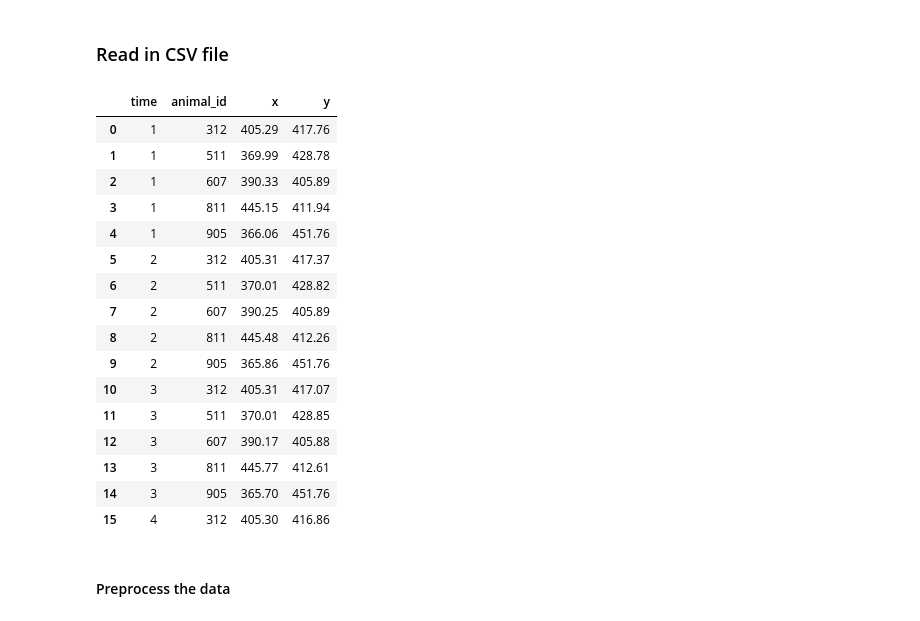
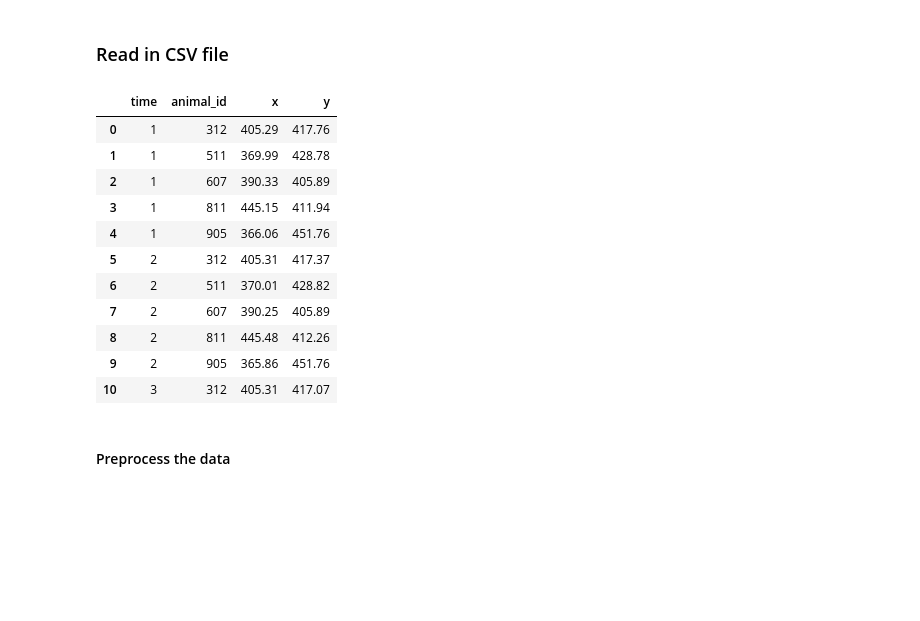
Before and after one commit to dbvis-ukon/movekit, a Jupyter notebook: examples/demo.ipynb, the cells around one changed output. Drawn from its saved outputs; the diff is of its cells as text; code cells hidden in the pictures; blank space fills up the shorter version.

```diff
--- a/examples/demo.ipynb
+++ b/examples/demo.ipynb
@@ -21,26 +21,20 @@ path = "./examples/datasets/fish-5.csv"
 # %%
 # Read in CSV file using appropriate method-
 data = imp.read_data(path)
-data.sort_index
-data.head(16)
+data.head(11)
 # %% [output]
 |  | time | animal_id | x | y |
 | 0 | 1 | 312 | 405.29 | 417.76 |
 | 1 | 1 | 511 | 369.99 | 428.78 |
 | 2 | 1 | 607 | 390.33 | 405.89 |
 | 3 | 1 | 811 | 445.15 | 411.94 |
 | 4 | 1 | 905 | 366.06 | 451.76 |
 | 5 | 2 | 312 | 405.31 | 417.37 |
 | 6 | 2 | 511 | 370.01 | 428.82 |
 | 7 | 2 | 607 | 390.25 | 405.89 |
 | 8 | 2 | 811 | 445.48 | 412.26 |
 | 9 | 2 | 905 | 365.86 | 451.76 |
 | 10 | 3 | 312 | 405.31 | 417.07 |
-| 11 | 3 | 511 | 370.01 | 428.85 |
-| 12 | 3 | 607 | 390.17 | 405.88 |
-| 13 | 3 | 811 | 445.77 | 412.61 |
-| 14 | 3 | 905 | 365.70 | 451.76 |
-| 15 | 4 | 312 | 405.30 | 416.86 |
 # %% [markdown]
 #### Preprocess the data
 # %%
```
Also changed, not shown: parts of 51 cells of this notebook, 4 other files.
